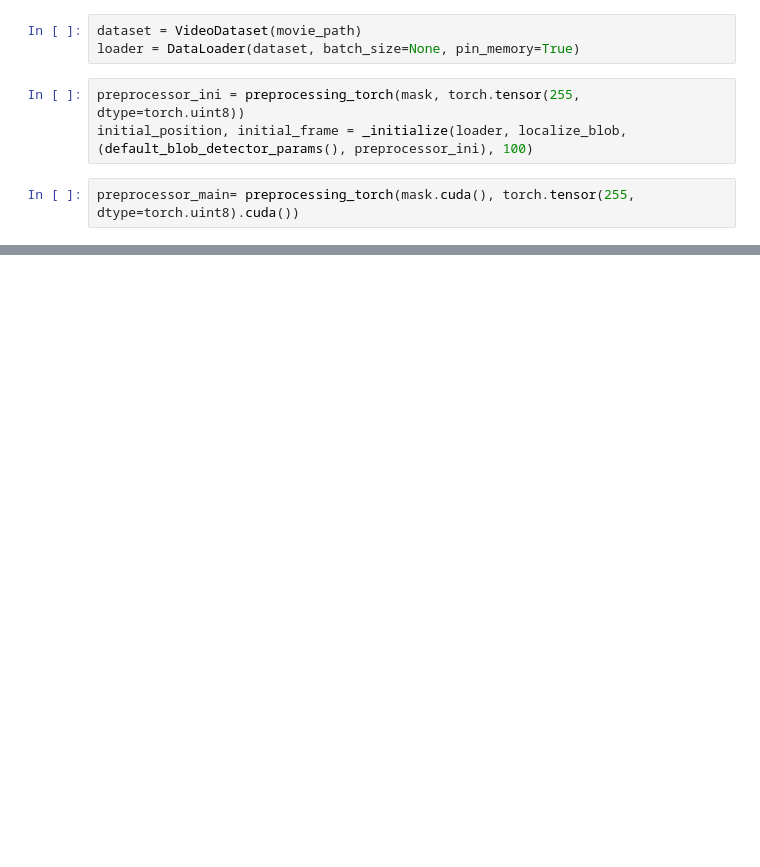
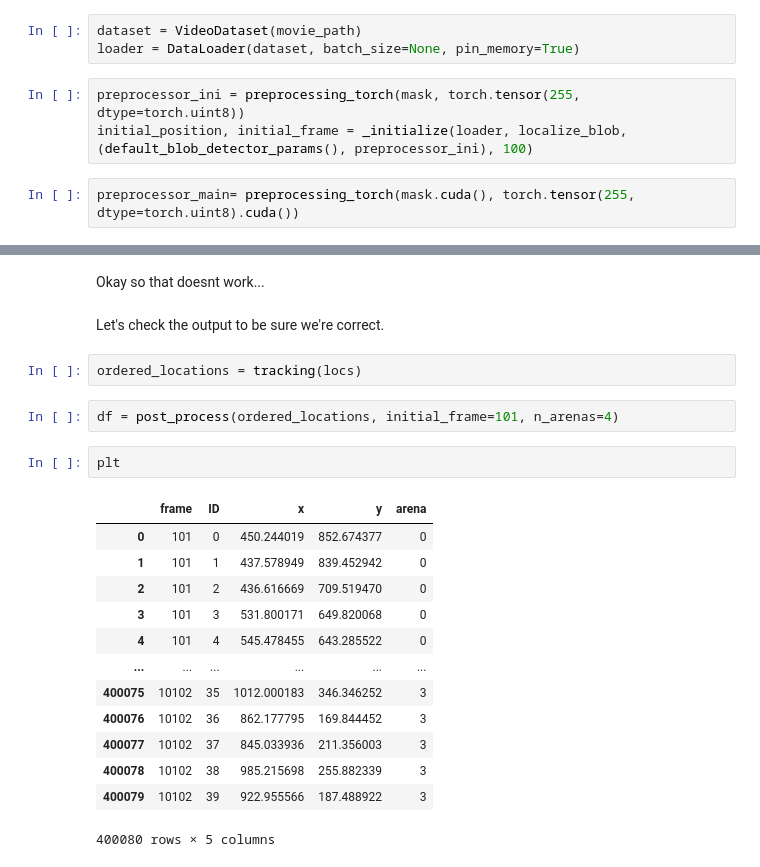
Before and after one commit to nicolaseberle/flyTracker, a Jupyter notebook: dev/preprocessing_GPU/0 - initial_test.ipynb, the cells around one changed output, grey strips where cells are left out. Saved outputs shown, nothing was run; the diff lists cells and outputs as text; blank space fills up the shorter version.

```diff
--- a/dev/preprocessing_GPU/0 - initial_test.ipynb
+++ b/dev/preprocessing_GPU/0 - initial_test.ipynb
@@ -65,0 +239,24 @@ Wall time: 37.3 s
+# %% [markdown]
+Okay so that doesnt work...
+# %% [markdown]
+Let's check the output to be sure we're correct.
+# %%
+ordered_locations = tracking(locs)
+# %%
+df = post_process(ordered_locations, initial_frame=101, n_arenas=4)
+# %%
+plt
+# %% [output]
+|  | frame | ID | x | y | arena |
+| 0 | 101 | 0 | 450.244019 | 852.674377 | 0 |
+| 1 | 101 | 1 | 437.578949 | 839.452942 | 0 |
+| 2 | 101 | 2 | 436.616669 | 709.519470 | 0 |
+| 3 | 101 | 3 | 531.800171 | 649.820068 | 0 |
+| 4 | 101 | 4 | 545.478455 | 643.285522 | 0 |
+| ... | ... | ... | ... | ... | ... |
+| 400075 | 10102 | 35 | 1012.000183 | 346.346252 | 3 |
+| 400076 | 10102 | 36 | 862.177795 | 169.844452 | 3 |
+| 400077 | 10102 | 37 | 845.033936 | 211.356003 | 3 |
+| 400078 | 10102 | 38 | 985.215698 | 255.882339 | 3 |
+| 400079 | 10102 | 39 | 922.955566 | 187.488922 | 3 |
+400080 rows × 5 columns
```
Also changed, not shown: parts of 25 cells of this notebook, 3 other files.
